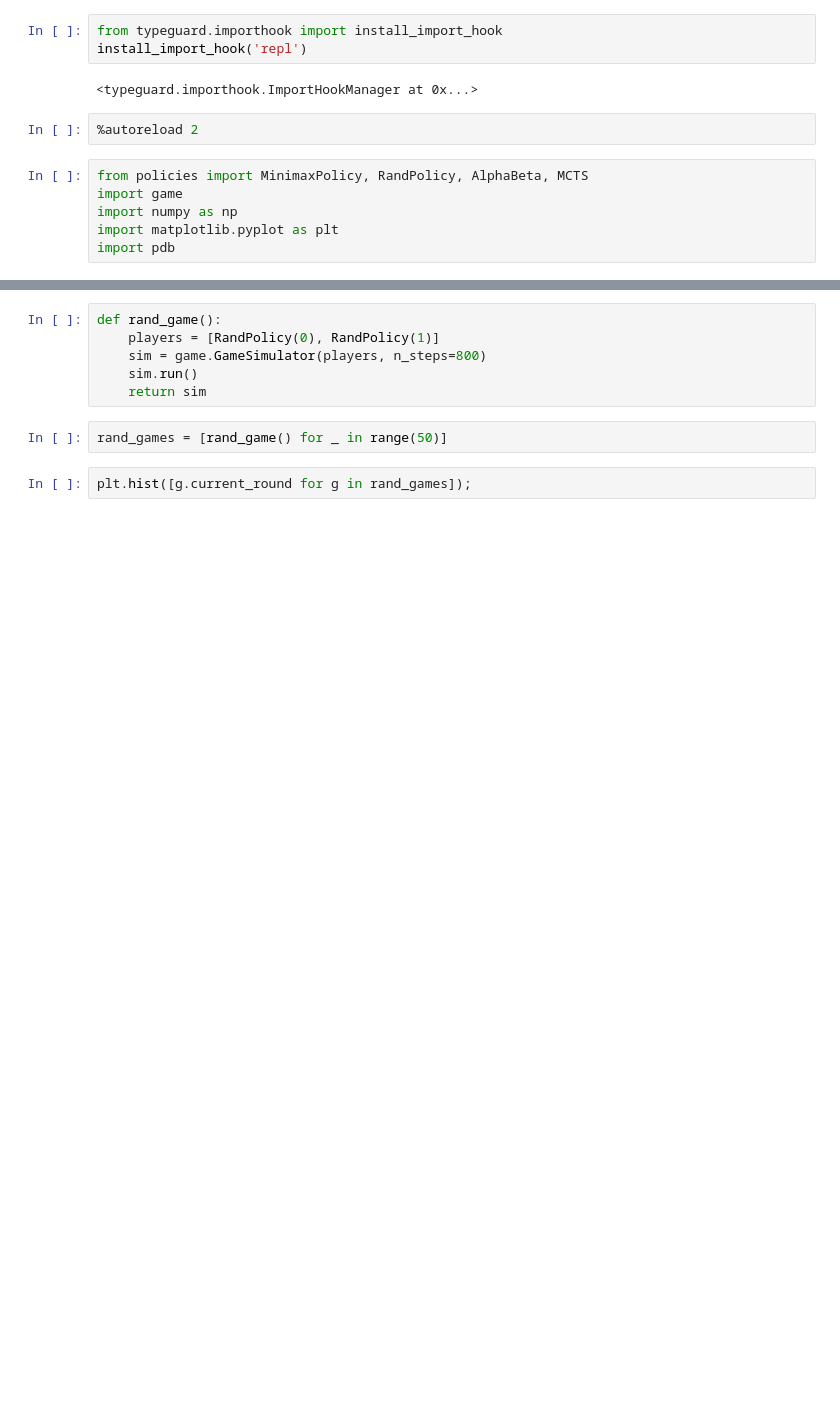
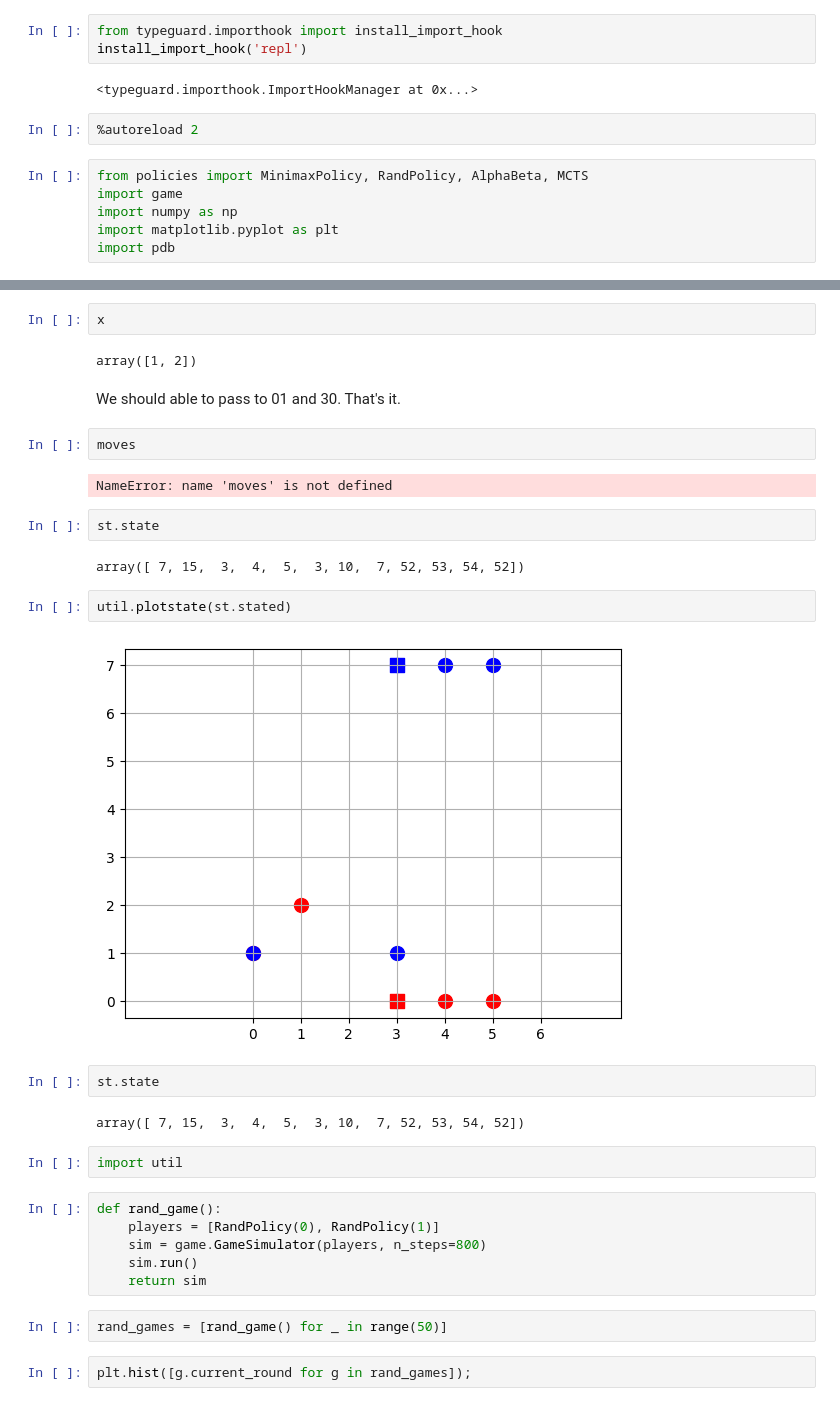
Before and after one commit to samanklesaria/joydeep_class, a Jupyter notebook: repl.ipynb, the cells around one changed output, grey strips where cells are left out. Saved outputs shown, nothing was run; the diff lists cells and outputs as text; blank space fills up the shorter version.

```diff
--- a/repl.ipynb
+++ b/repl.ipynb
@@ -24,3 +105,27 @@ ValueError: Two pieces at the same position
+# %%
+x
+# %% [output]
+array([1, 2])
+# %% [markdown]
+We should able to pass to 01 and 30. That's it.
+# %%
+moves
+# %% [output]
+NameError: name 'moves' is not defined
+# %%
+st.state
+# %% [output]
+array([ 7, 15,  3,  4,  5,  3, 10,  7, 52, 53, 54, 52])
+# %%
+util.plotstate(st.stated)
+# %% [output]
+[figure, added]
+# %%
+st.state
+# %% [output]
+array([ 7, 15,  3,  4,  5,  3, 10,  7, 52, 53, 54, 52])
+# %%
+import util
 # %%
 def rand_game():
     players = [RandPolicy(0), RandPolicy(1)]
```
Also changed, not shown: parts of 13 cells of this notebook, 4 other files.
